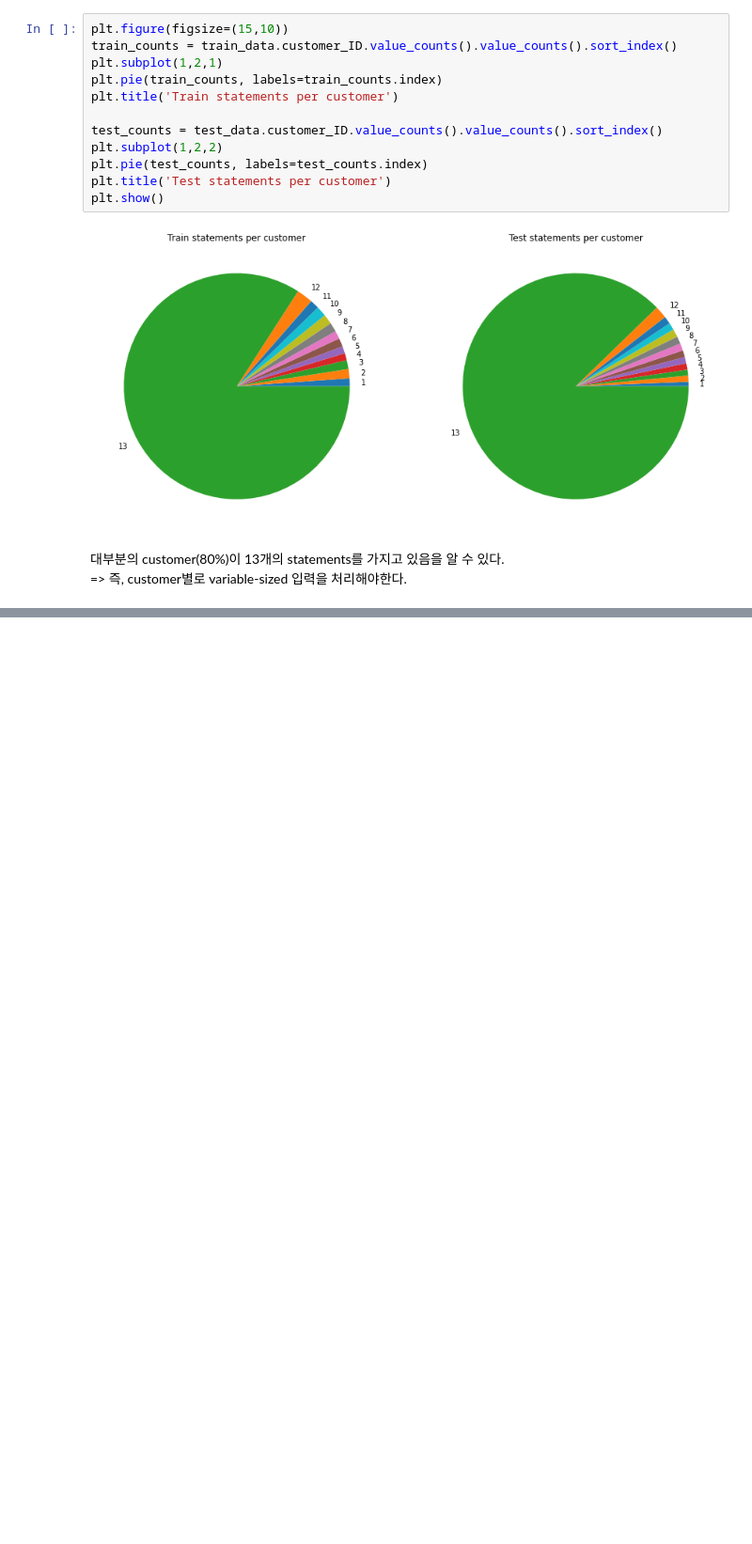
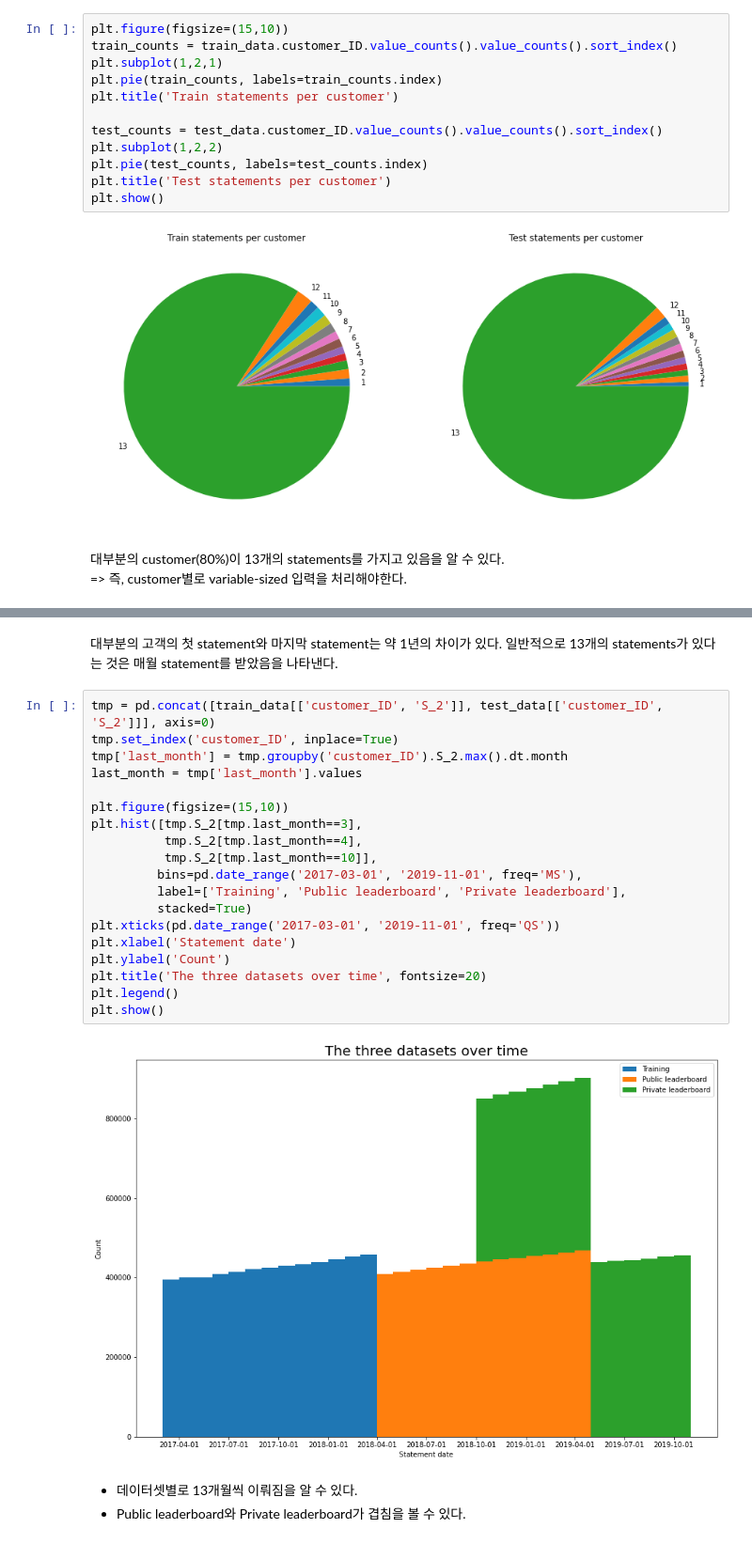
Before and after one commit to YeonghyeonKim/kaggle_2022American-Express-Default-Prediction, a Jupyter notebook: amex-eda.ipynb, the cells around one changed output, grey strips where cells are left out. Shown at 94% size. Drawn from its saved outputs; the diff is of its cells as text; blank space fills up the shorter version.

```diff
--- a/amex-eda.ipynb
+++ b/amex-eda.ipynb
@@ -148,0 +199,26 @@ plt.show()
+# %% [markdown]
+대부분의 고객의 첫 statement와 마지막 statement는 약 1년의 차이가 있다. 일반적으로 13개의 statements가 있다는 것은 매월 statement를 받았음을 나타낸다.
+# %%
+tmp = pd.concat([train_data[['customer_ID', 'S_2']], test_data[['customer_ID', 'S_2']]], axis=0)
+tmp.set_index('customer_ID', inplace=True)
+tmp['last_month'] = tmp.groupby('customer_ID').S_2.max().dt.month
+last_month = tmp['last_month'].values
+
+plt.figure(figsize=(15,10))
+plt.hist([tmp.S_2[tmp.last_month==3],
+          tmp.S_2[tmp.last_month==4],
+          tmp.S_2[tmp.last_month==10]],
+         bins=pd.date_range('2017-03-01', '2019-11-01', freq='MS'),
+         label=['Training', 'Public leaderboard', 'Private leaderboard'],
+         stacked=True)
+plt.xticks(pd.date_range('2017-03-01', '2019-11-01', freq='QS'))
+plt.xlabel('Statement date')
+plt.ylabel('Count')
+plt.title('The three datasets over time', fontsize=20)
+plt.legend()
+plt.show()
+# %% [output]
+[figure, added]
+# %% [markdown]
+- 데이터셋별로 13개월씩 이뤄짐을 알 수 있다.
+- Public leaderboard와 Private leaderboard가 겹침을 볼 수 있다.
```
Also changed, not shown: parts of 4 cells of this notebook.
